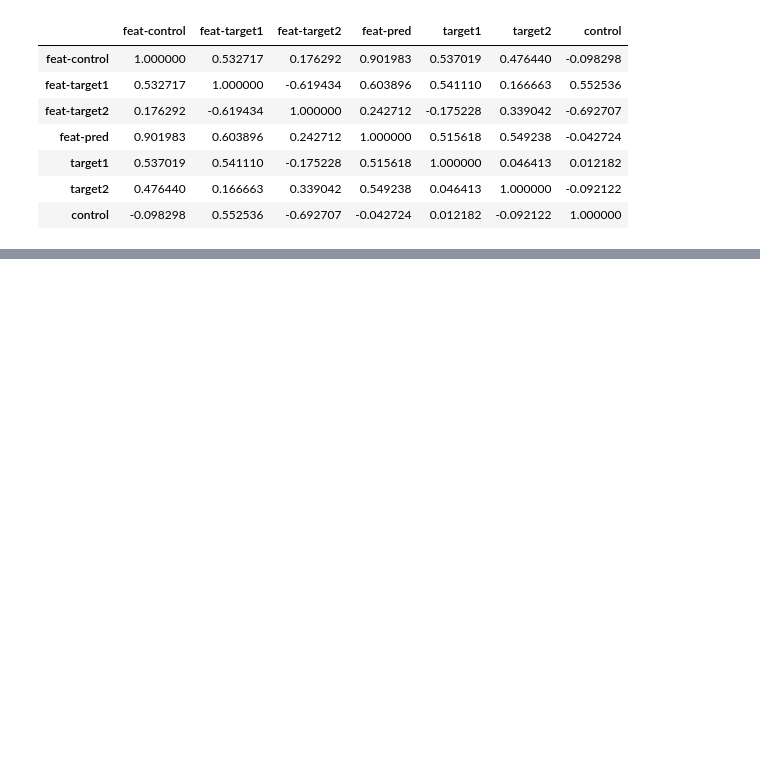
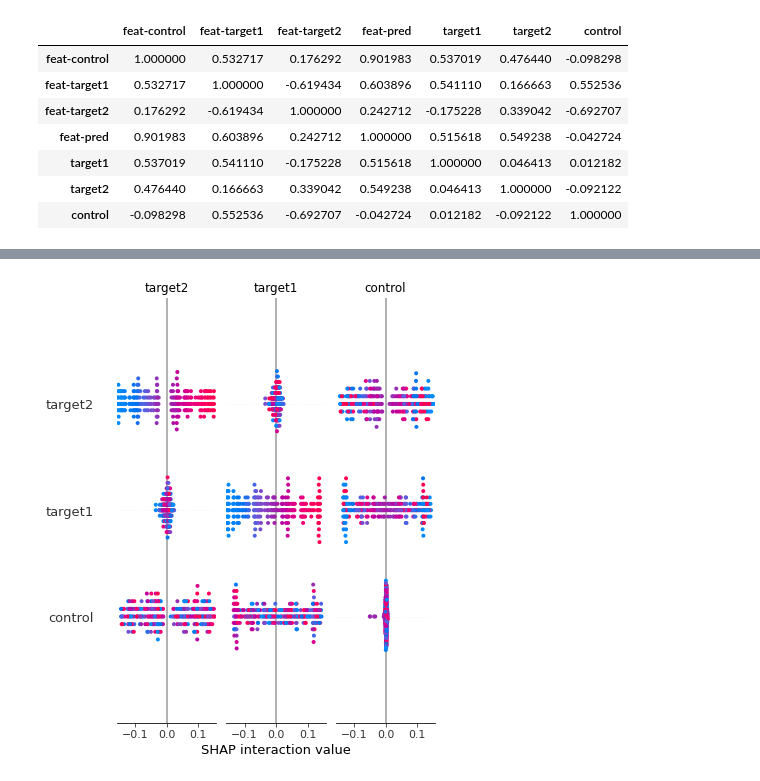
Before and after one commit to endremborza/misc-notebooks, a Jupyter notebook: feature-importance.ipynb, the cells around one changed output, grey strips where cells are left out. Cells and saved outputs as stored; diff of their text form; code cells hidden in the pictures; blank space fills up the shorter version.

```diff
--- a/feature-importance.ipynb
+++ b/feature-importance.ipynb
@@ -280,0 +292,2 @@ for x_ind, x_row in tqdm(x_test.iterrows()):
+# %%
+shap_interaction_values = explainer.shap_interaction_values(x_test)
@@ -280,0 +328,4 @@ for x_ind, x_row in tqdm(x_test.iterrows()):
+# %%
+shap.summary_plot(shap_interaction_values, x_test)
+# %% [output]
+[figure, added]
```
Also changed, not shown: parts of 11 cells of this notebook.
